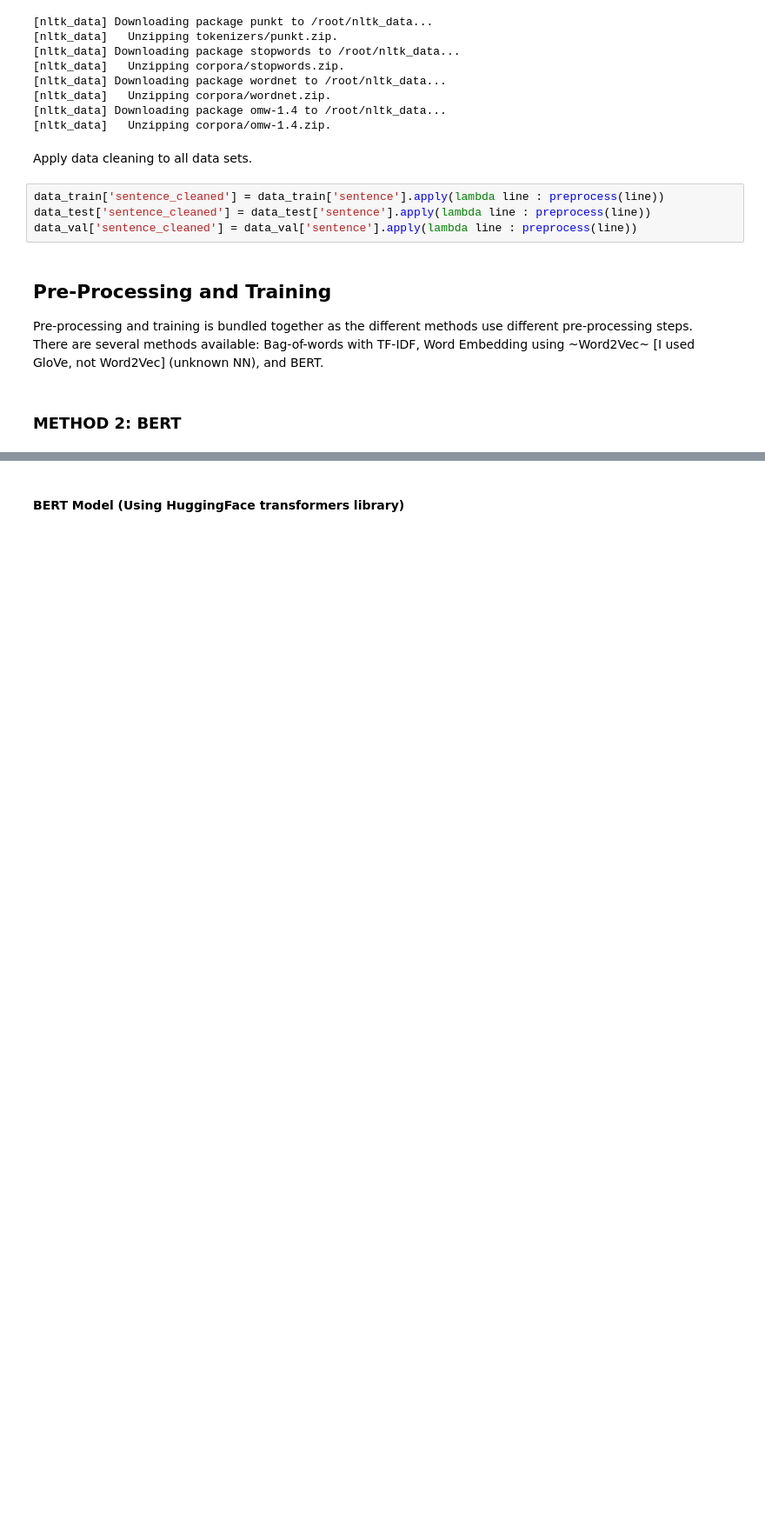
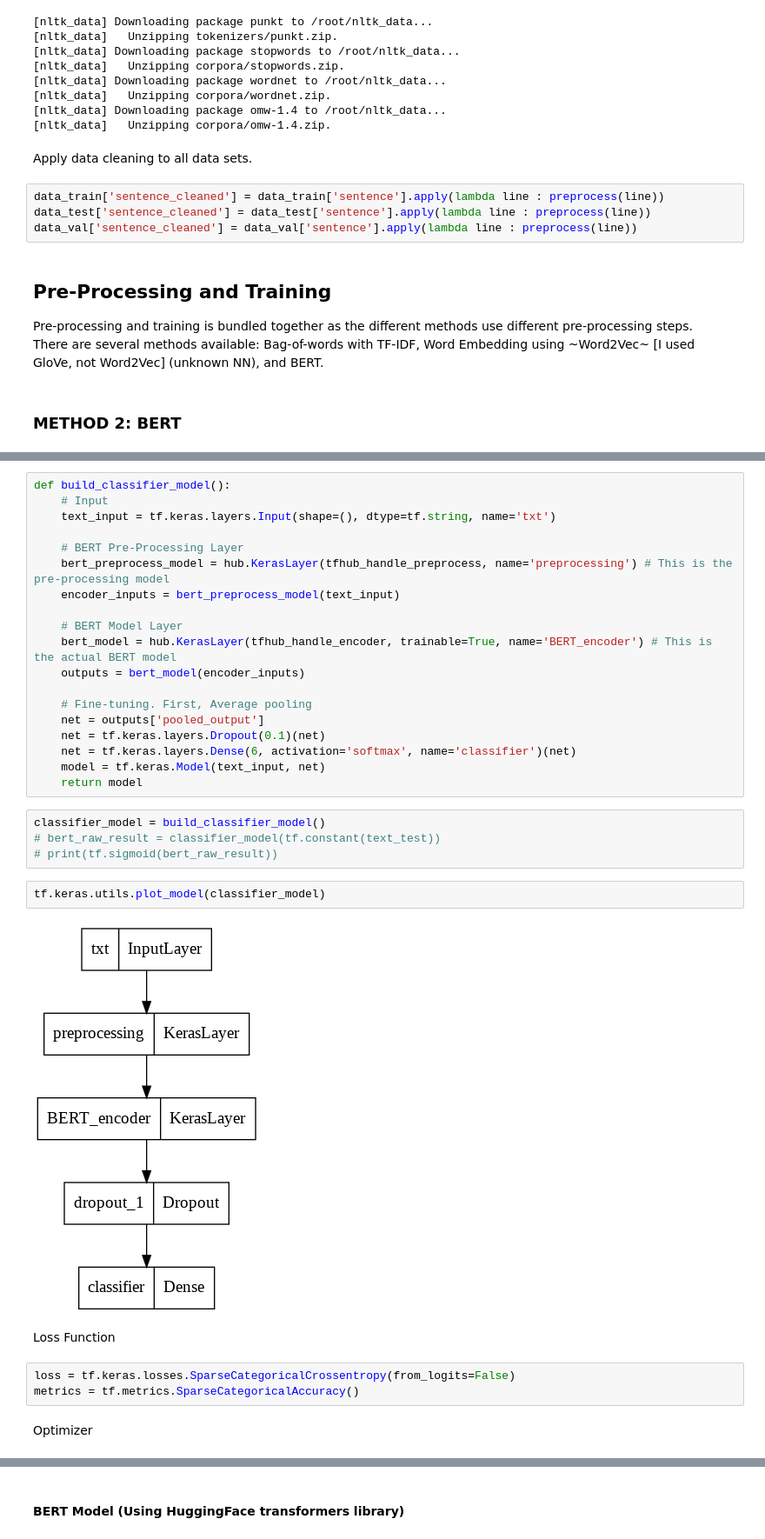
Before and after one commit to tkjsung/EECE571T-Project, a Jupyter notebook: BERT/EECE_571T_Project_BERT.ipynb, the cells around one changed output, grey strips where cells are left out. Shown at 87% size. Drawn from its saved outputs; the diff is of its cells as text; blank space fills up the shorter version.

```diff
--- a/BERT/EECE_571T_Project_BERT.ipynb
+++ b/BERT/EECE_571T_Project_BERT.ipynb
@@ -269,0 +250,34 @@ plt.barh(range(1,66+1), histo_plot_data[2,:])
+# %%
+def build_classifier_model():
+    # Input
+    text_input = tf.keras.layers.Input(shape=(), dtype=tf.string, name='txt')
+
+    # BERT Pre-Processing Layer
+    bert_preprocess_model = hub.KerasLayer(tfhub_handle_preprocess, name='preprocessing') # This is the pre-processing model
+    encoder_inputs = bert_preprocess_model(text_input)
+
+    # BERT Model Layer
+    bert_model = hub.KerasLayer(tfhub_handle_encoder, trainable=True, name='BERT_encoder') # This is the actual BERT model
+    outputs = bert_model(encoder_inputs)
+
+    # Fine-tuning. First, Average pooling
+    net = outputs['pooled_output']
+    net = tf.keras.layers.Dropout(0.1)(net)
+    net = tf.keras.layers.Dense(6, activation='softmax', name='classifier')(net)
+    model = tf.keras.Model(text_input, net)
+    return model
+# %%
+classifier_model = build_classifier_model()
+# bert_raw_result = classifier_model(tf.constant(text_test))
+# print(tf.sigmoid(bert_raw_result))
+# %%
+tf.keras.utils.plot_model(classifier_model)
+# %% [output]
+[figure, added]
+# %% [markdown]
+Loss Function
+# %%
+loss = tf.keras.losses.SparseCategoricalCrossentropy(from_logits=False)
+metrics = tf.metrics.SparseCategoricalAccuracy()
+# %% [markdown]
+Optimizer
```
Also changed, not shown: parts of 35 cells of this notebook, 5 other files.
